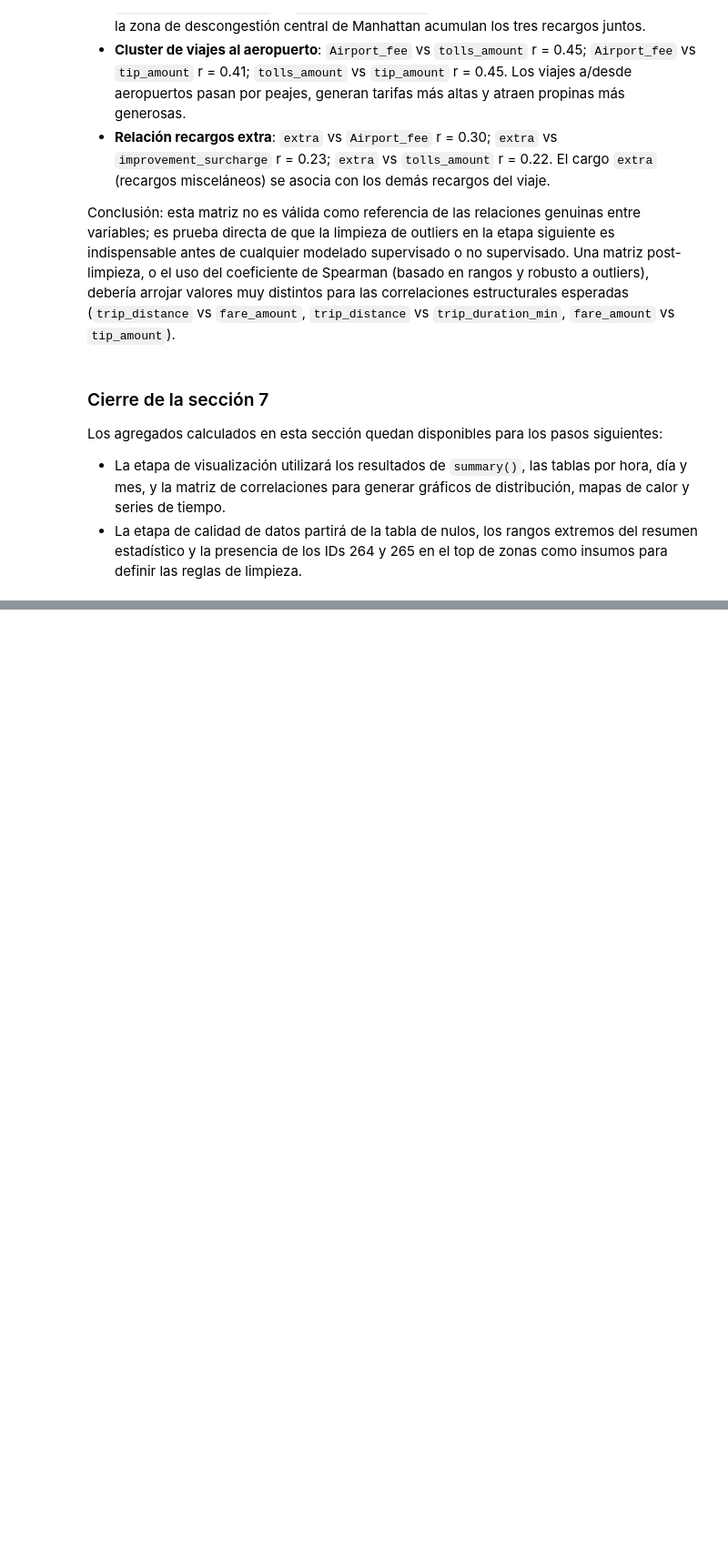
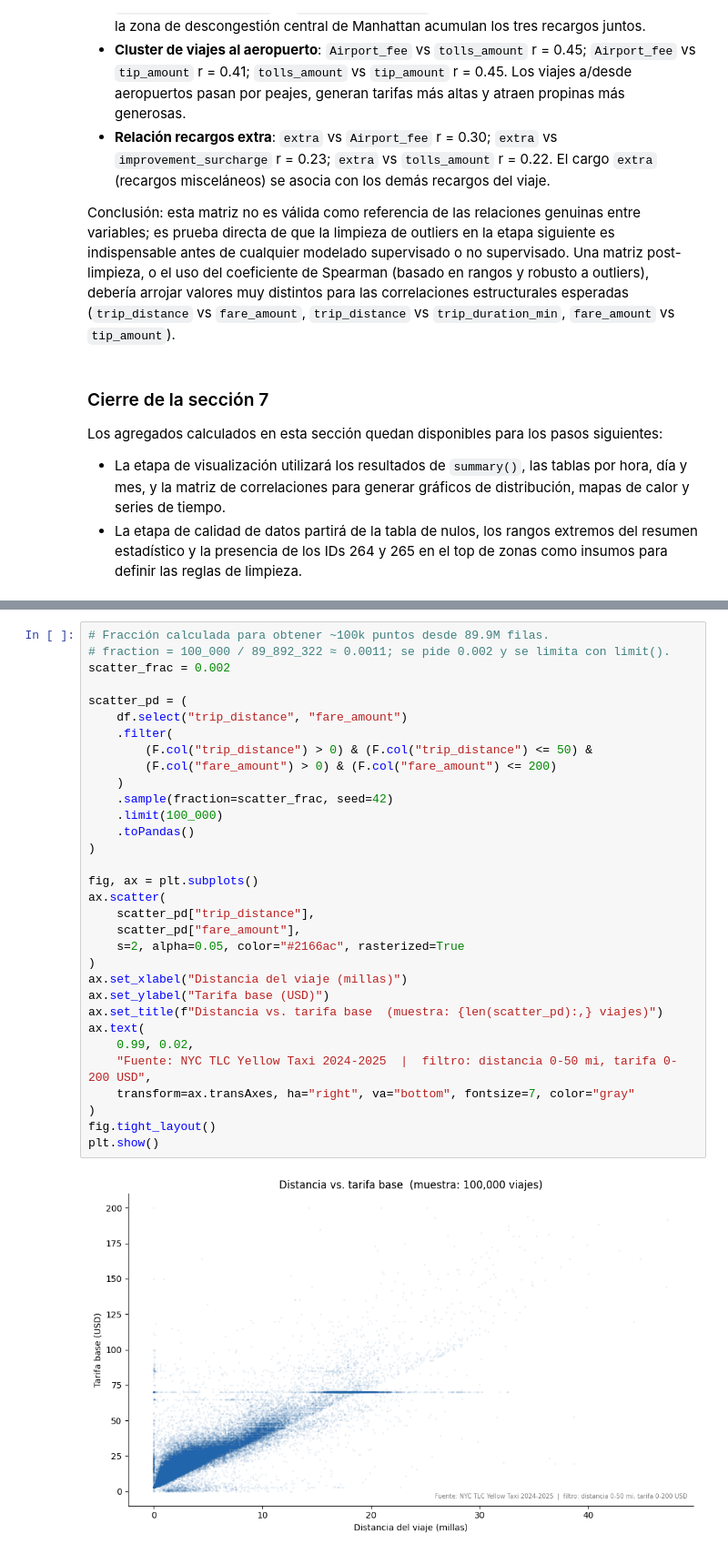
Before and after one commit to jjmonsalveg/big-data-mna, a Jupyter notebook: proyecto/etapa1/etapa1.ipynb, the cells around one changed output, grey strips where cells are left out. Shown at 91% size. Saved outputs shown, nothing was run; the diff lists cells and outputs as text; blank space fills up the shorter version.

```diff
--- a/proyecto/etapa1/etapa1.ipynb
+++ b/proyecto/etapa1/etapa1.ipynb
@@ -1081,0 +1359,34 @@ Los agregados calculados en esta sección quedan disponibles para los pasos sigu
+# %%
+# Fracción calculada para obtener ~100k puntos desde 89.9M filas.
+# fraction = 100_000 / 89_892_322 ≈ 0.0011; se pide 0.002 y se limita con limit().
+scatter_frac = 0.002
+
+scatter_pd = (
+    df.select("trip_distance", "fare_amount")
+    .filter(
+        (F.col("trip_distance") > 0) & (F.col("trip_distance") <= 50) &
+        (F.col("fare_amount") > 0) & (F.col("fare_amount") <= 200)
+    )
+    .sample(fraction=scatter_frac, seed=42)
+    .limit(100_000)
+    .toPandas()
+)
+
+fig, ax = plt.subplots()
+ax.scatter(
+    scatter_pd["trip_distance"],
+    scatter_pd["fare_amount"],
+    s=2, alpha=0.05, color="#2166ac", rasterized=True
+)
+ax.set_xlabel("Distancia del viaje (millas)")
+ax.set_ylabel("Tarifa base (USD)")
+ax.set_title(f"Distancia vs. tarifa base  (muestra: {len(scatter_pd):,} viajes)")
+ax.text(
+    0.99, 0.02,
+    "Fuente: NYC TLC Yellow Taxi 2024-2025  |  filtro: distancia 0-50 mi, tarifa 0-200 USD",
+    transform=ax.transAxes, ha="right", va="bottom", fontsize=7, color="gray"
+)
+fig.tight_layout()
+plt.show()
+# %% [output]
+[figure, added]
```
Also changed, not shown: parts of 31 cells of this notebook.
